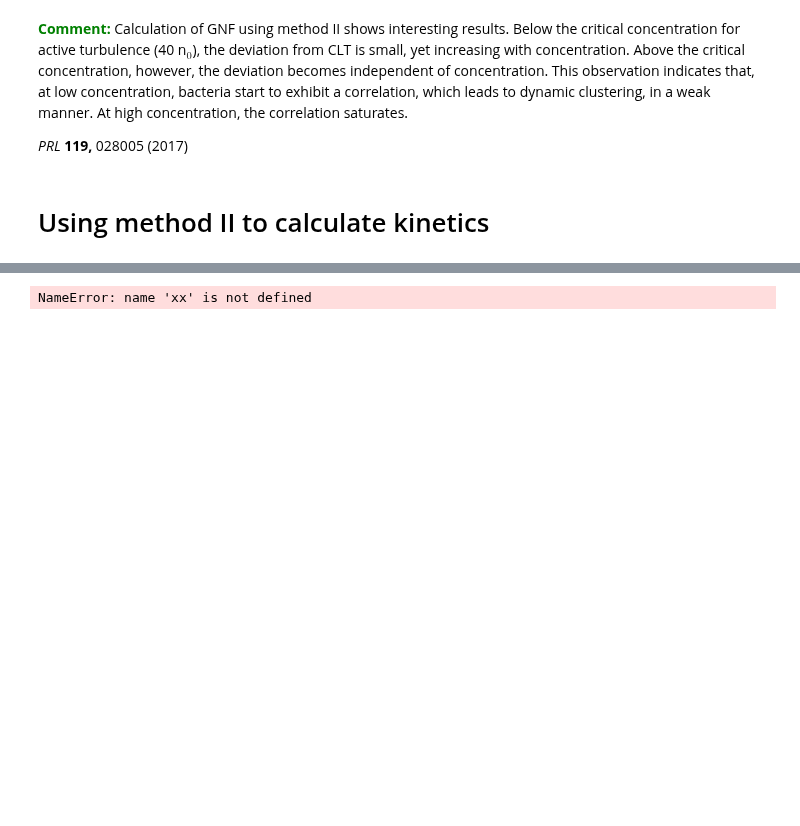
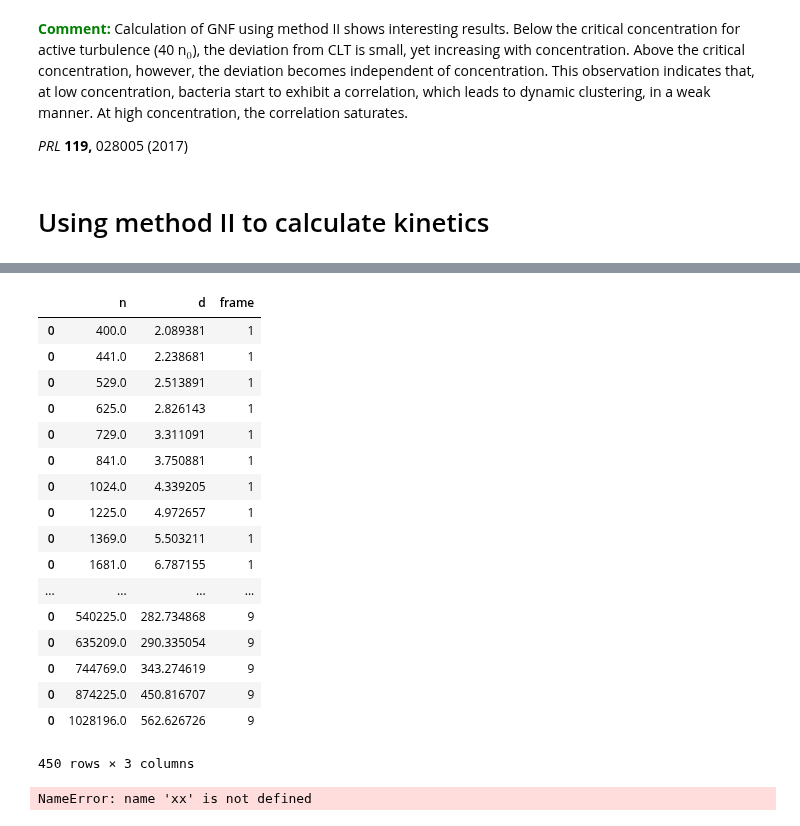
Before and after one commit to ZLoverty/Python, a Jupyter notebook: Correlation/src/fig-2_GNF.ipynb, the cells around one changed output, grey strips where cells are left out. Drawn from its saved outputs; the diff is of its cells as text; code cells hidden in the pictures; blank space fills up the shorter version.

```diff
--- a/Correlation/src/fig-2_GNF.ipynb
+++ b/Correlation/src/fig-2_GNF.ipynb
@@ -466,3 +487,24 @@ Text(18.0, 2.558336368008464, '0.5')
+# %%
+data
+# %% [output]
+|  | n | d | frame |
+| 0 | 400.0 | 2.089381 | 1 |
+| 0 | 441.0 | 2.238681 | 1 |
+| 0 | 529.0 | 2.513891 | 1 |
+| 0 | 625.0 | 2.826143 | 1 |
+| 0 | 729.0 | 3.311091 | 1 |
+| 0 | 841.0 | 3.750881 | 1 |
+| 0 | 1024.0 | 4.339205 | 1 |
+| 0 | 1225.0 | 4.972657 | 1 |
+| 0 | 1369.0 | 5.503211 | 1 |
+| 0 | 1681.0 | 6.787155 | 1 |
+| ... | ... | ... | ... |
+| 0 | 540225.0 | 282.734868 | 9 |
+| 0 | 635209.0 | 290.335054 | 9 |
+| 0 | 744769.0 | 343.274619 | 9 |
+| 0 | 874225.0 | 450.816707 | 9 |
+| 0 | 1028196.0 | 562.626726 | 9 |
+450 rows × 3 columns
 # %%
 xx
 # %% [output]
```
Also changed, not shown: parts of 3 cells of this notebook, 2 other files.
